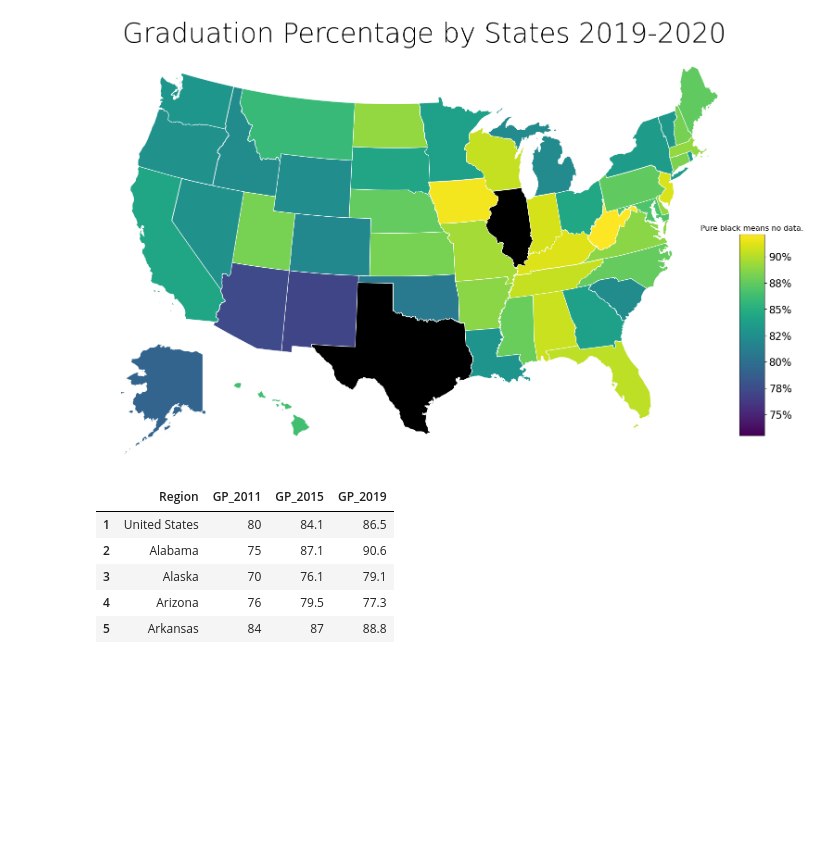
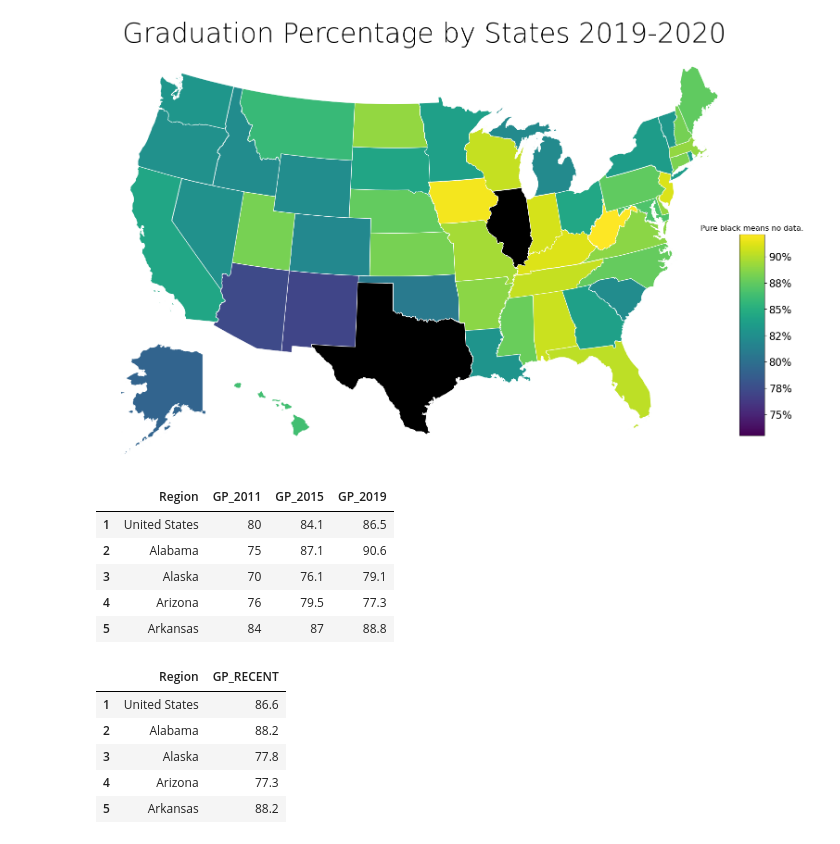
Before and after one commit to wurtylex/SRDatathon, a Jupyter notebook: src/graduation_percentage.ipynb, the cells around one changed output. Drawn from its saved outputs; the diff is of its cells as text; code cells hidden in the pictures; blank space fills up the shorter version.

```diff
--- a/src/graduation_percentage.ipynb
+++ b/src/graduation_percentage.ipynb
@@ -156,3 +156,15 @@ save_df.head()
 | 3 | Alaska | 70 | 76.1 | 79.1 |
 | 4 | Arizona | 76 | 79.5 | 77.3 |
 | 5 | Arkansas | 84 | 87 | 88.8 |
+# %%
+pred_df = df[['Region','2021-\n22']]
+pred_df.columns = [['Region','GP_RECENT']]
+pred_df.to_csv(os.path.join('../output/GradPer','pred_table.csv'))
+pred_df.head()
+# %% [output]
+|  | Region | GP_RECENT |
+| 1 | United States | 86.6 |
+| 2 | Alabama | 88.2 |
+| 3 | Alaska | 77.8 |
+| 4 | Arizona | 77.3 |
+| 5 | Arkansas | 88.2 |
```
Also changed, not shown: parts of 1 cell of this notebook, 5 other files.
